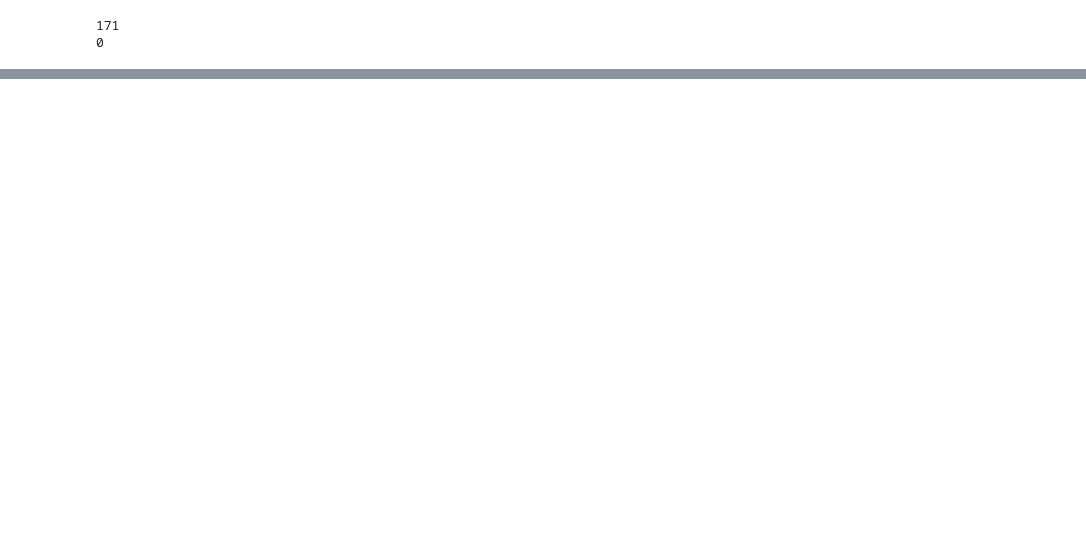
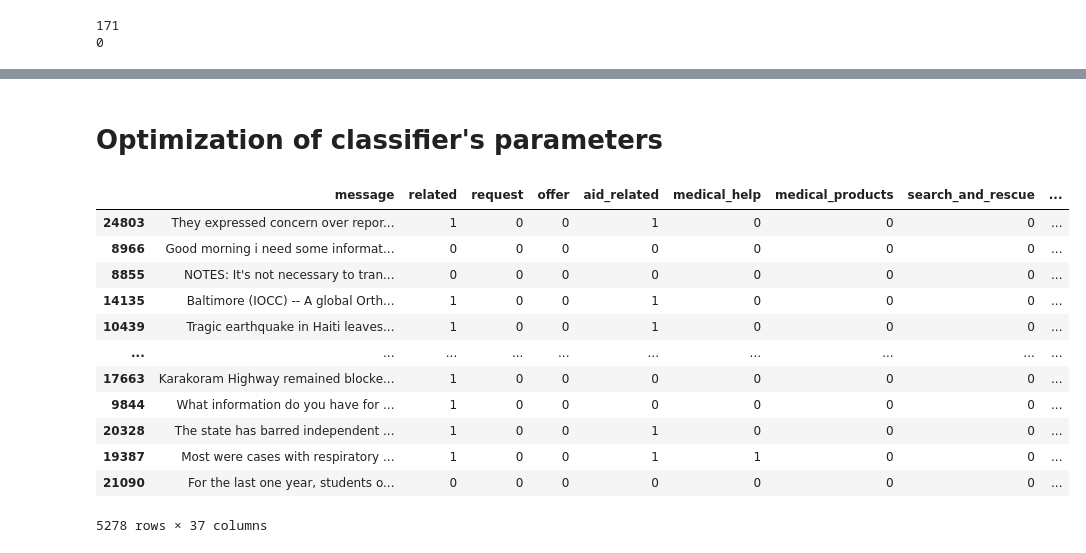
Before and after one commit to abitfrosty/Disaster_Response_Pipelines, a Jupyter notebook: disaster_production.ipynb, the cells around one changed output, grey strips where cells are left out. Saved outputs shown, nothing was run; the diff lists cells and outputs as text; code cells hidden in the pictures; blank space fills up the shorter version.

Commit message:
Trained classifier

```diff
--- a/disaster_production.ipynb
+++ b/disaster_production.ipynb
@@ -71,0 +96,4 @@ print(df_data_clean.duplicated().sum())
+# %%
+X = df_data['message']
+y = df_data.iloc[:, -36:]
+X_train, X_test, y_train, y_test = train_test_split(X, y, random_state=0, test_size=0.2)
@@ -71,0 +129,2 @@ print(df_data_clean.duplicated().sum())
+# %% [markdown]
+# Optimization of classifier's parameters
@@ -71,0 +140,18 @@ print(df_data_clean.duplicated().sum())
+# %%
+test_df = pd.concat([X_test, y_test], axis=1)
+test_df.to_csv('models/test.csv')
+test_df
+# %% [output]
+|  | message | related | request | offer | aid_related | medical_help | medical_products | search_and_rescue | ... |
+| 24803 | They expressed concern over repor... | 1 | 0 | 0 | 1 | 0 | 0 | 0 | ... |
+| 8966 | Good morning i need some informat... | 0 | 0 | 0 | 0 | 0 | 0 | 0 | ... |
+| 8855 | NOTES: It's not necessary to tran... | 0 | 0 | 0 | 0 | 0 | 0 | 0 | ... |
+| 14135 | Baltimore (IOCC) -- A global Orth... | 1 | 0 | 0 | 1 | 0 | 0 | 0 | ... |
+| 10439 | Tragic earthquake in Haiti leaves... | 1 | 0 | 0 | 1 | 0 | 0 | 0 | ... |
+| ... | ... | ... | ... | ... | ... | ... | ... | ... | ... |
+| 17663 | Karakoram Highway remained blocke... | 1 | 0 | 0 | 0 | 0 | 0 | 0 | ... |
+| 9844 | What information do you have for ... | 1 | 0 | 0 | 0 | 0 | 0 | 0 | ... |
+| 20328 | The state has barred independent ... | 1 | 0 | 0 | 1 | 0 | 0 | 0 | ... |
+| 19387 | Most were cases with respiratory ... | 1 | 0 | 0 | 1 | 1 | 0 | 0 | ... |
+| 21090 | For the last one year, students o... | 0 | 0 | 0 | 0 | 0 | 0 | 0 | ... |
+5278 rows × 37 columns
```
Also changed, not shown: parts of 11 cells of this notebook, 5 other files.
